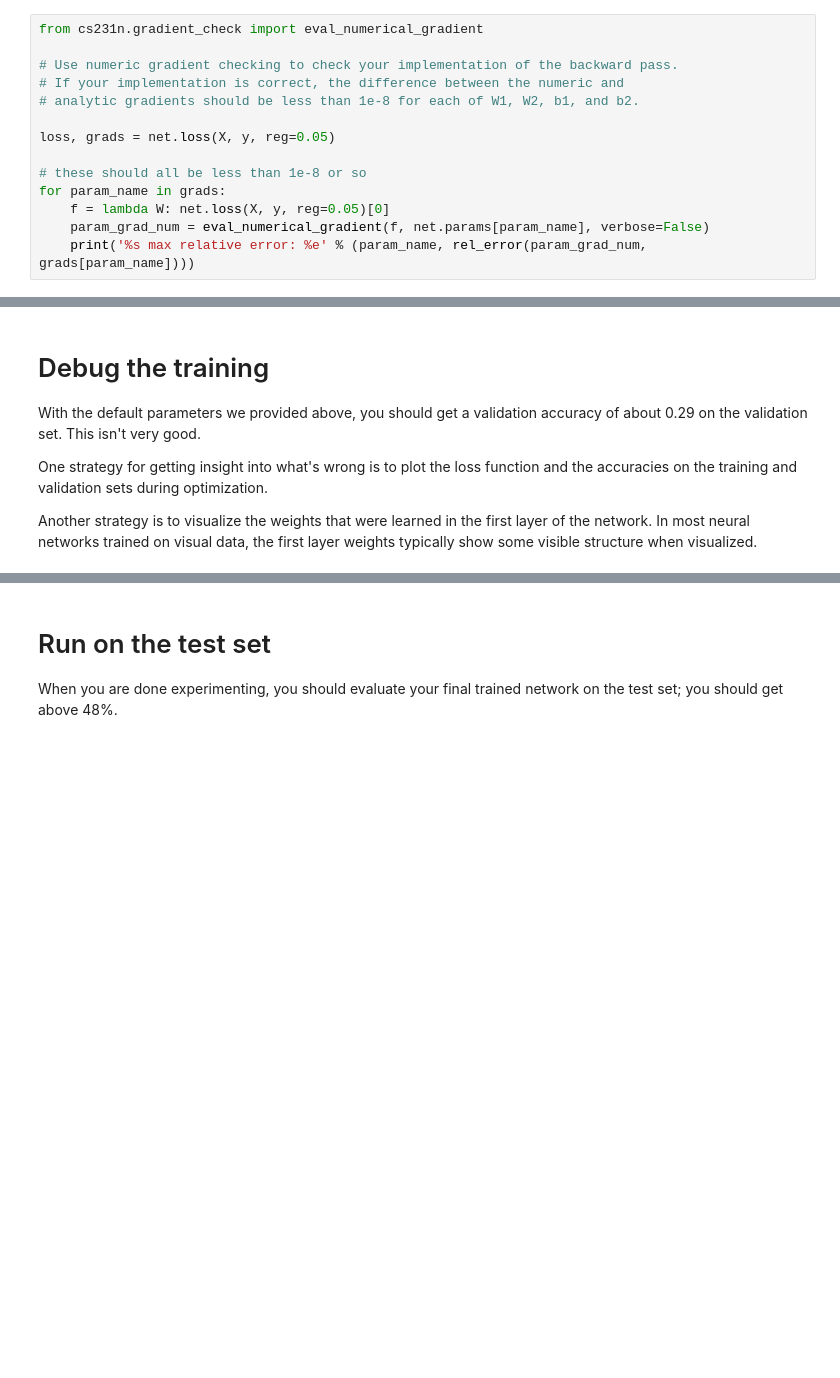
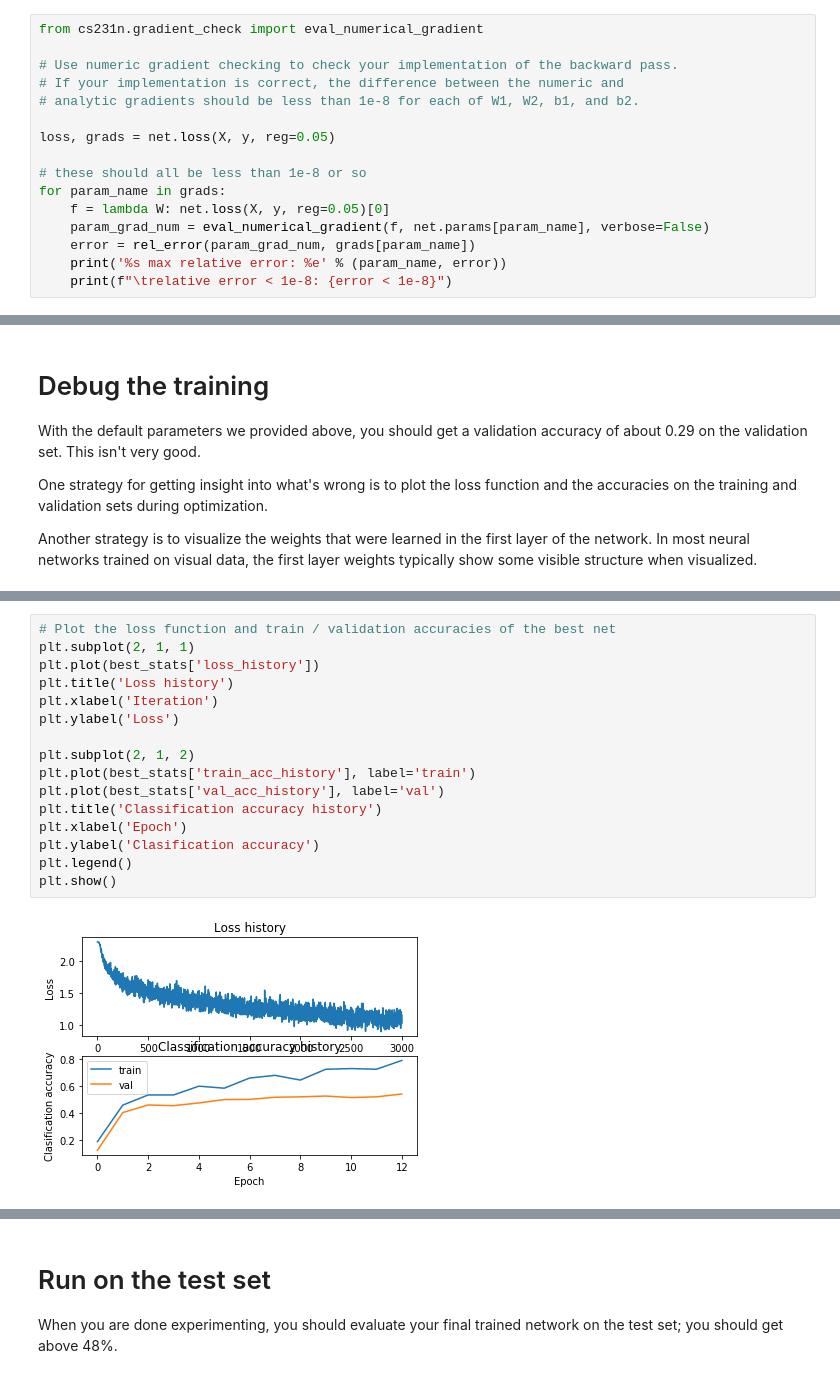
Before and after one commit to iraquitan/stanford-cnn-visual-recog, a Jupyter notebook: assignment1/two_layer_net.ipynb, the cells around one changed output, grey strips where cells are left out. Saved outputs shown, nothing was run; the diff lists cells and outputs as text; blank space fills up the shorter version.

```diff
--- a/assignment1/two_layer_net.ipynb
+++ b/assignment1/two_layer_net.ipynb
@@ -118,5 +118,7 @@ loss, grads = net.loss(X, y, reg=0.05)
 for param_name in grads:
     f = lambda W: net.loss(X, y, reg=0.05)[0]
     param_grad_num = eval_numerical_gradient(f, net.params[param_name], verbose=False)
-    print('%s max relative error: %e' % (param_name, rel_error(param_grad_num, grads[param_name])))
+    error = rel_error(param_grad_num, grads[param_name])
+    print('%s max relative error: %e' % (param_name, error))
+    print(f"\trelative error < 1e-8: {error < 1e-8}")
 # %% [output]
@@ -284,2 +374,20 @@ best_net = None # store the best model into this
+# %%
+# Plot the loss function and train / validation accuracies of the best net
+plt.subplot(2, 1, 1)
+plt.plot(best_stats['loss_history'])
+plt.title('Loss history')
+plt.xlabel('Iteration')
+plt.ylabel('Loss')
+
+plt.subplot(2, 1, 2)
+plt.plot(best_stats['train_acc_history'], label='train')
+plt.plot(best_stats['val_acc_history'], label='val')
+plt.title('Classification accuracy history')
+plt.xlabel('Epoch')
+plt.ylabel('Clasification accuracy')
+plt.legend()
+plt.show()
+# %% [output]
+[figure, added]
 # %%
 # visualize the weights of the best network
```
Also changed, not shown: parts of 12 cells of this notebook, 1 other file.
